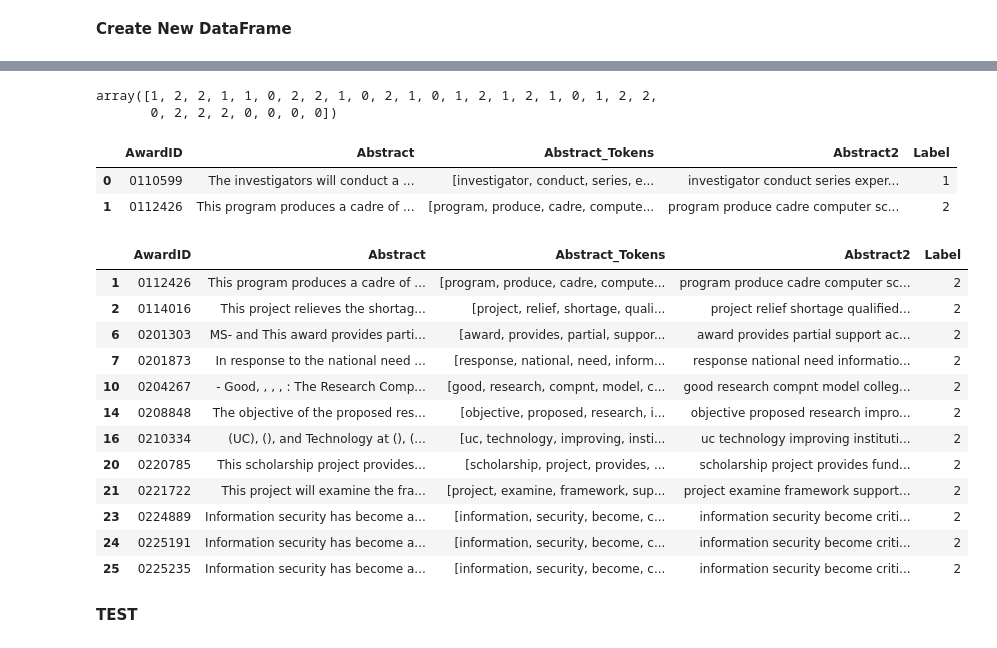
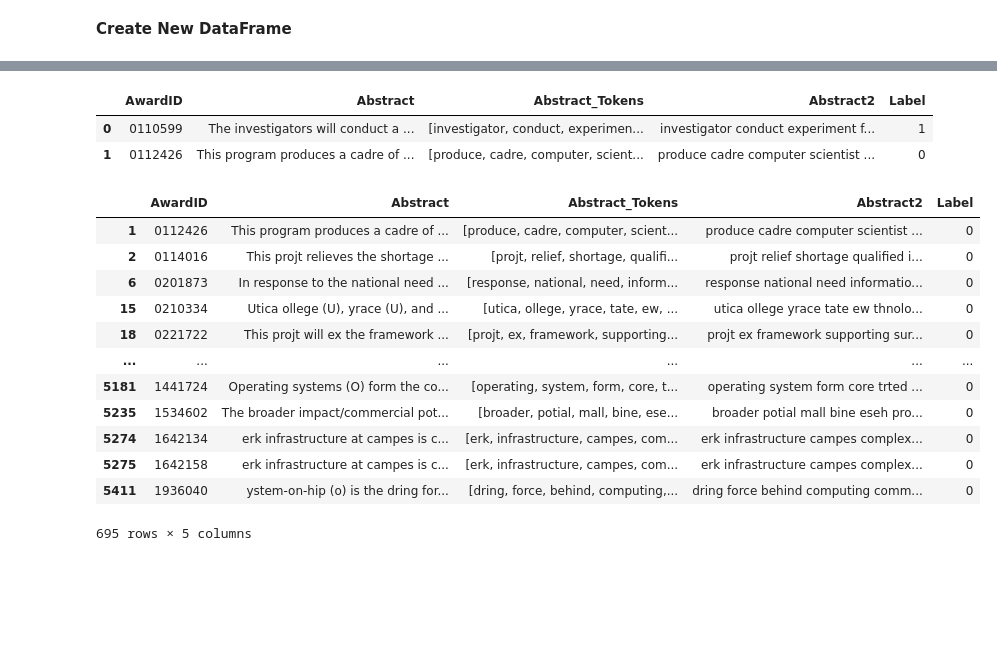
Before and after one commit to msklc/Text-Mining-Approach-to-Analyze-The-Cyber-Security-Related-Articles, a Jupyter notebook: PART-3 Text Mining.ipynb, the cells around one changed output, grey strips where cells are left out. Drawn from its saved outputs; the diff is of its cells as text; code cells hidden in the pictures; blank space fills up the shorter version.

```diff
--- a/PART-3 Text Mining.ipynb
+++ b/PART-3 Text Mining.ipynb
@@ -194,7 +197,7 @@ df_FreqDist.head(3)
 ## B-) Clustering and Topic Modeling
 # %%
 #Create a new DataFrame
-df_sum2=df_sum[['AwardID','Abstract']][:30]
+df_sum2=df_sum[['AwardID','Abstract']]
 df_sum2.head(2)
 # %% [output]
 |  | AwardID | Abstract |
@@ -249,12 +251,15 @@ for n in range(df_sum2.shape[0]):
     for ent in doc.ents:
         NER_list.append(ent.text)
 
+NER_list = [' {0} '.format(elem) for elem in NER_list] #Add space to begins and ends of all NERs
+
+print('Total NER words: {}'.format(len(NER_list)))
 NER_list=list(set(NER_list)) #for unique elements in list
 print('Total unique NER words: {}'.format(len(NER_list)))
 
 print('Total words before removing NER: {}'.format(sum(df_sum2['Abstract'].str.len())))
 
 for NER in NER_list:
-    df_sum2['Abstract']=df_sum2['Abstract'].str.replace(NER,'')
+    df_sum2['Abstract']=df_sum2['Abstract'].str.replace(NER,' ',regex=False) #Because,some NERs have punctuation
 print('Total words after removing NER: {}'.format(sum(df_sum2['Abstract'].str.len())))
 # %% [output]
@@ -296,7 +307,7 @@ stopwords_list=nltk.corpus.stopwords.words('english')
 stopwords_list.extend(['cannot','many','much','also','well','better','via'])
 
 #extend the stopwords list with unneccessary words
-stopwords_list.extend(['abstract'])
+stopwords_list.extend(['abstract','program'])
 
 
 for n in range(df_sum2.shape[0]):
@@ -429,38 +487,25 @@ plt.show()
-# %%
-from sklearn.cluster import KMeans
-
-k_means = KMeans(n_clusters=3)
-#Run the clustering algorithm
-model = k_means.fit(df)
-model
-#Generate cluster predictions and store in y_hat
-y_hat = k_means.predict(X)
-y_hat
-# %% [output]
-array([1, 2, 2, 1, 1, 0, 2, 2, 1, 0, 2, 1, 0, 1, 2, 1, 2, 1, 0, 1, 2, 2,
-       0, 2, 2, 2, 0, 0, 0, 0])
 # %%
 labels=list(y_hat)
 df_sum2['Label']=labels
-df_sum2.to_csv('df_sum_clustering.csv')
+df_sum2.to_csv('df_sum_clustering.csv',sep=';')
 df_sum2.head(2)
 # %% [output]
 |  | AwardID | Abstract | Abstract_Tokens | Abstract2 | Label |
-| 0 | 0110599 | The investigators will conduct a ... | [investigator, conduct, series, e... | investigator conduct series exper... | 1 |
-| 1 | 0112426 | This program produces a cadre of ... | [program, produce, cadre, compute... | program produce cadre computer sc... | 2 |
+| 0 | 0110599 | The investigators will conduct a ... | [investigator, conduct, experimen... | investigator conduct experiment f... | 1 |
+| 1 | 0112426 | This program produces a cadre of ... | [produce, cadre, computer, scient... | produce cadre computer scientist ... | 0 |
 # %%
-df_sum2[df_sum2['Label']==2]
+df_sum2[df_sum2['Label']==0]
 # %% [output]
 |  | AwardID | Abstract | Abstract_Tokens | Abstract2 | Label |
-| 1 | 0112426 | This program produces a cadre of ... | [program, produce, cadre, compute... | program produce cadre computer sc... | 2 |
-| 2 | 0114016 | This project relieves the shortag... | [project, relief, shortage, quali... | project relief shortage qualified... | 2 |
-| 6 | 0201303 | MS- and This award provides parti... | [award, provides, partial, suppor... | award provides partial support ac... | 2 |
-| 7 | 0201873 | In response to the national need ... | [response, national, need, inform... | response national need informatio... | 2 |
-| 10 | 0204267 | - Good, , , , : The Research Comp... | [good, research, compnt, model, c... | good research compnt model colleg... | 2 |
-| 14 | 0208848 | The objective of the proposed res... | [objective, proposed, research, i... | objective proposed research impro... | 2 |
-| 16 | 0210334 | (UC), (), and Technology at (), (... | [uc, technology, improving, insti... | uc technology improving instituti... | 2 |
-| 20 | 0220785 | This scholarship project provides... | [scholarship, project, provides, ... | scholarship project provides fund... | 2 |
-| 21 | 0221722 | This project will examine the fra... | [project, examine, framework, sup... | project examine framework support... | 2 |
-| 23 | 0224889 | Information security has become a... | [information, security, become, c... | information security become criti... | 2 |
-| 24 | 0225191 | Information security has become a... | [information, security, become, c... | information security become criti... | 2 |
-| 25 | 0225235 | Information security has become a... | [information, security, become, c... | information security become criti... | 2 |
+| 1 | 0112426 | This program produces a cadre of ... | [produce, cadre, computer, scient... | produce cadre computer scientist ... | 0 |
+| 2 | 0114016 | This projt relieves the shortage ... | [projt, relief, shortage, qualifi... | projt relief shortage qualified i... | 0 |
+| 6 | 0201873 | In response to the national need ... | [response, national, need, inform... | response national need informatio... | 0 |
+| 15 | 0210334 | Utica ollege (U), yrace (U), and ... | [utica, ollege, yrace, tate, ew, ... | utica ollege yrace tate ew thnolo... | 0 |
+| 18 | 0221722 | This projt will ex the framework ... | [projt, ex, framework, supporting... | projt ex framework supporting sur... | 0 |
+| ... | ... | ... | ... | ... | ... |
+| 5181 | 1441724 | Operating systems (O) form the co... | [operating, system, form, core, t... | operating system form core trted ... | 0 |
+| 5235 | 1534602 | The broader impact/commercial pot... | [broader, potial, mall, bine, ese... | broader potial mall bine eseh pro... | 0 |
+| 5274 | 1642134 | erk infrastructure at campes is c... | [erk, infrastructure, campes, com... | erk infrastructure campes complex... | 0 |
+| 5275 | 1642158 | erk infrastructure at campes is c... | [erk, infrastructure, campes, com... | erk infrastructure campes complex... | 0 |
+| 5411 | 1936040 | ystem-on-hip (o) is the dring for... | [dring, force, behind, computing,... | dring force behind computing comm... | 0 |
+695 rows × 5 columns
@@ -477,2 +511,0 @@ df_sum2.head(2)
-# %% [markdown]
-__TEST__
```
Also changed, not shown: parts of 38 cells of this notebook, 2 other files.
